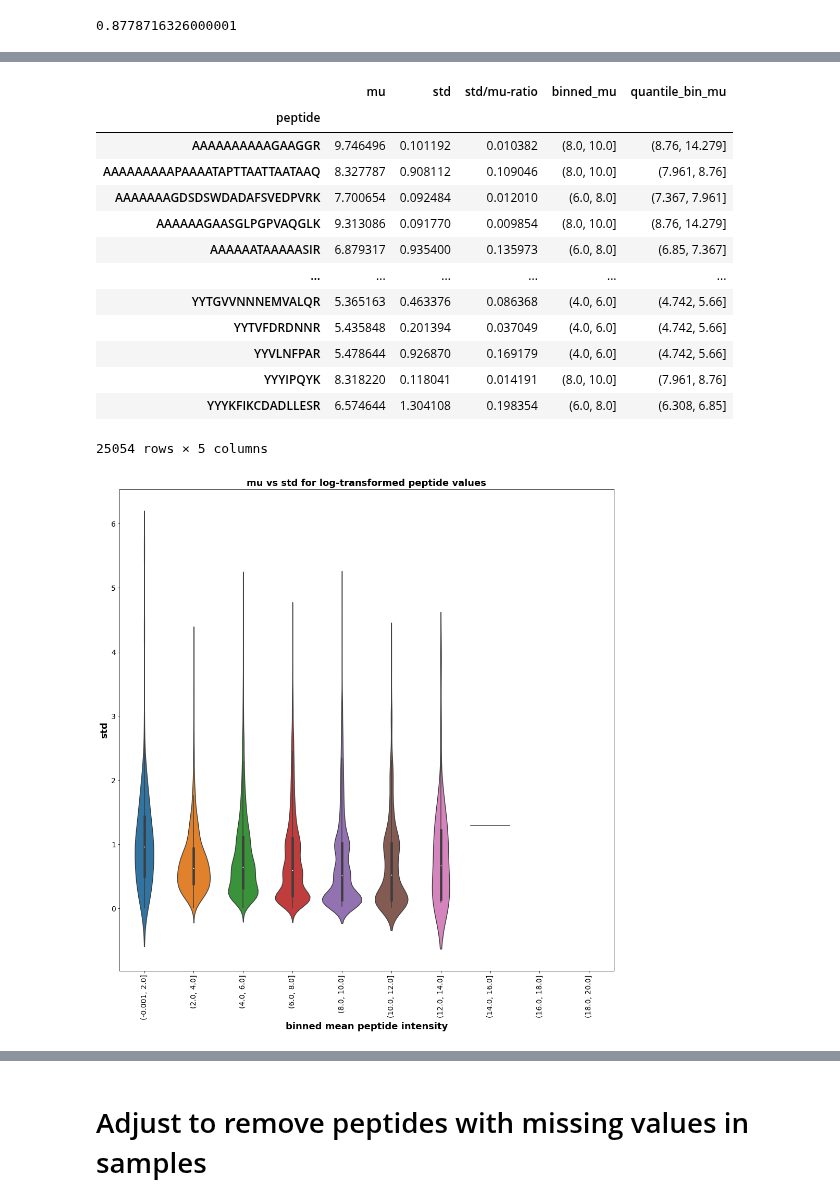
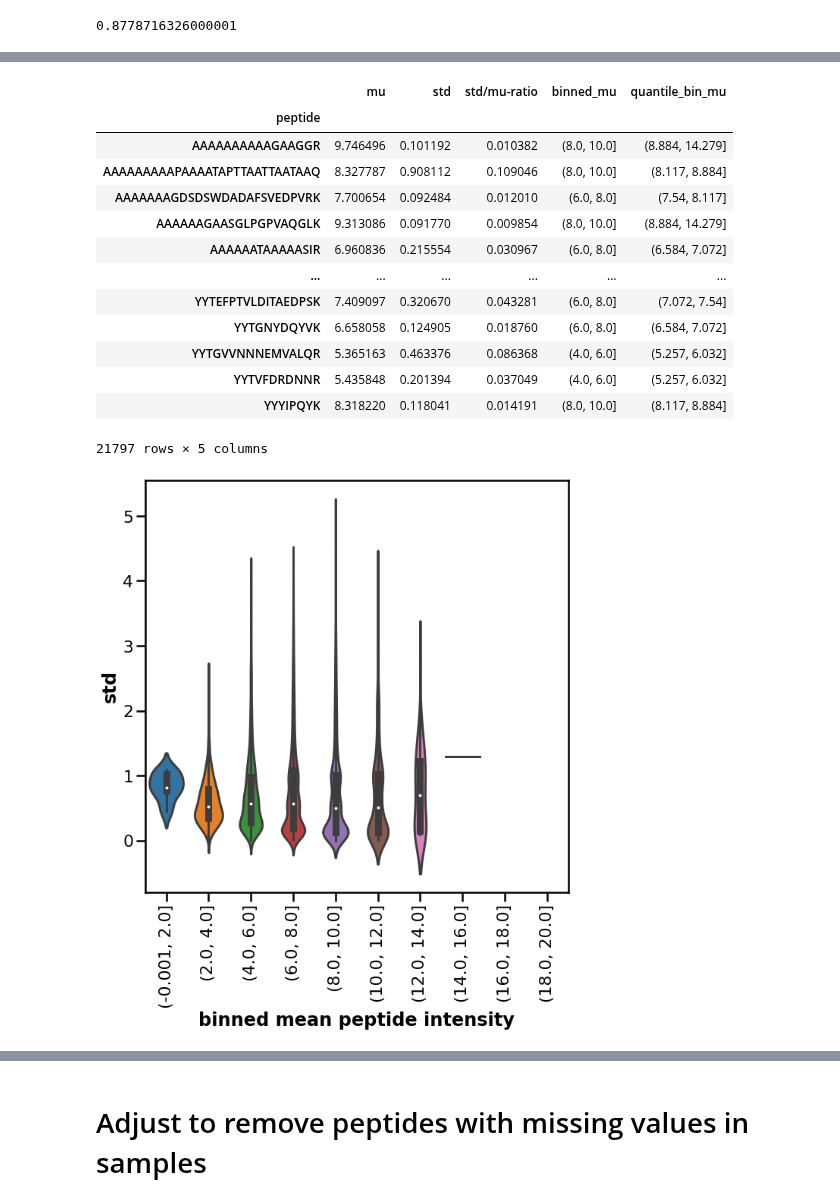
Before and after one commit to statisticalbiotechnology/dia_sum, a Jupyter notebook: result/2021-09-15_violin_and_PXD017705_library_filtering/2021-05-06-violinplot-DIANN.ipynb, the cells around one changed output, grey strips where cells are left out. Cells and saved outputs as stored; diff of their text form; code cells hidden in the pictures.

```diff
--- a/result/2021-09-15_violin_and_PXD017705_library_filtering/2021-05-06-violinplot-DIANN.ipynb
+++ b/result/2021-09-15_violin_and_PXD017705_library_filtering/2021-05-06-violinplot-DIANN.ipynb
@@ -14,6 +14,10 @@ from triqler_output_to_df import  parse_triqler
 #os.chdir("/hdd_14T/data/PXD002952/osw_res_20210303/hye124/ttof6600/32fix/full_ts_v")
 
 os.chdir("/hdd_14T/data/PXD002952/20210614_dataset/diaumpire_spectral_lib_20210706/MSFragger_20210707/diann_20210811")
+# %%
+import seaborn as sns
+
+sns.set_context("poster")
 # %%
 
 # filename has different formatting, we need to change number or implement regex.
@@ -91,6 +95,6 @@ df.q_value.max()
 # %% [output]
 0.8778716326000001
 # %%
-df = df[df["q_value"] < 1.00]
+df = df[df["q_value"] < 0.01]
 # %%
 df["intensity"] = np.log2(df["intensity"])
@@ -238,28 +248,31 @@ df_stats
 # %% [output]
 |  | mu | std | std/mu-ratio | binned_mu | quantile_bin_mu |
 | peptide |  |  |  |  |  |
-| AAAAAAAAAAGAAGGR | 9.746496 | 0.101192 | 0.010382 | (8.0, 10.0] | (8.76, 14.279] |
-| AAAAAAAAAPAAAATAPTTAATTAATAAQ | 8.327787 | 0.908112 | 0.109046 | (8.0, 10.0] | (7.961, 8.76] |
-| AAAAAAAGDSDSWDADAFSVEDPVRK | 7.700654 | 0.092484 | 0.012010 | (6.0, 8.0] | (7.367, 7.961] |
-| AAAAAAGAASGLPGPVAQGLK | 9.313086 | 0.091770 | 0.009854 | (8.0, 10.0] | (8.76, 14.279] |
-| AAAAAATAAAAASIR | 6.879317 | 0.935400 | 0.135973 | (6.0, 8.0] | (6.85, 7.367] |
+| AAAAAAAAAAGAAGGR | 9.746496 | 0.101192 | 0.010382 | (8.0, 10.0] | (8.884, 14.279] |
+| AAAAAAAAAPAAAATAPTTAATTAATAAQ | 8.327787 | 0.908112 | 0.109046 | (8.0, 10.0] | (8.117, 8.884] |
+| AAAAAAAGDSDSWDADAFSVEDPVRK | 7.700654 | 0.092484 | 0.012010 | (6.0, 8.0] | (7.54, 8.117] |
+| AAAAAAGAASGLPGPVAQGLK | 9.313086 | 0.091770 | 0.009854 | (8.0, 10.0] | (8.884, 14.279] |
+| AAAAAATAAAAASIR | 6.960836 | 0.215554 | 0.030967 | (6.0, 8.0] | (6.584, 7.072] |
 | ... | ... | ... | ... | ... | ... |
-| YYTGVVNNNEMVALQR | 5.365163 | 0.463376 | 0.086368 | (4.0, 6.0] | (4.742, 5.66] |
-| YYTVFDRDNNR | 5.435848 | 0.201394 | 0.037049 | (4.0, 6.0] | (4.742, 5.66] |
-| YYVLNFPAR | 5.478644 | 0.926870 | 0.169179 | (4.0, 6.0] | (4.742, 5.66] |
-| YYYIPQYK | 8.318220 | 0.118041 | 0.014191 | (8.0, 10.0] | (7.961, 8.76] |
-| YYYKFIKCDADLLESR | 6.574644 | 1.304108 | 0.198354 | (6.0, 8.0] | (6.308, 6.85] |
+| YYTEFPTVLDITAEDPSK | 7.409097 | 0.320670 | 0.043281 | (6.0, 8.0] | (7.072, 7.54] |
+| YYTGNYDQYVK | 6.658058 | 0.124905 | 0.018760 | (6.0, 8.0] | (6.584, 7.072] |
+| YYTGVVNNNEMVALQR | 5.365163 | 0.463376 | 0.086368 | (4.0, 6.0] | (5.257, 6.032] |
+| YYTVFDRDNNR | 5.435848 | 0.201394 | 0.037049 | (4.0, 6.0] | (5.257, 6.032] |
+| YYYIPQYK | 8.318220 | 0.118041 | 0.014191 | (8.0, 10.0] | (8.117, 8.884] |
-25054 rows × 5 columns
+21797 rows × 5 columns
 # %%
-f, ax = plt.subplots(1, 1, figsize = (17,17))
+f, ax = plt.subplots(1, 1, figsize = (10,10))
 sns.violinplot(x='binned_mu', y='std', data=df_stats, ax=ax)
-ax.set_title("mu vs std for log-transformed peptide values", fontsize = 18, fontweight = "bold")
-ax.set_ylabel("std", fontsize=18, fontweight="bold")
-ax.set_xlabel("binned mean peptide intensity", fontsize=18, fontweight="bold")
-ax.tick_params(axis='x', which='major', labelsize=14, labelrotation=90)
-ax.tick_params(axis='y', which='major', labelsize=14)
+#ax.set_title("mu vs std for log-transformed peptide values", fontsize = 18, fontweight = "bold")
+#ax.set_ylabel("std", fontsize=18, fontweight="bold")
+ax.set_ylabel("std", fontweight = "bold")
+#ax.set_xlabel("binned mean peptide intensity", fontsize=18, fontweight="bold")
+ax.set_xlabel("binned mean peptide intensity", fontweight="bold")
+#ax.tick_params(axis='x', which='major', labelsize=14, labelrotation=90)
+ax.tick_params(axis='x', which='major',labelrotation=90)
+#ax.tick_params(axis='y', which='major', labelsize=14)
 # %% [output]
-[figure, old version]
+[figure, new version]
 # %%
 df_stats
 # %% [output]
```
Also changed, not shown: parts of 13 cells of this notebook, 1 other file.
